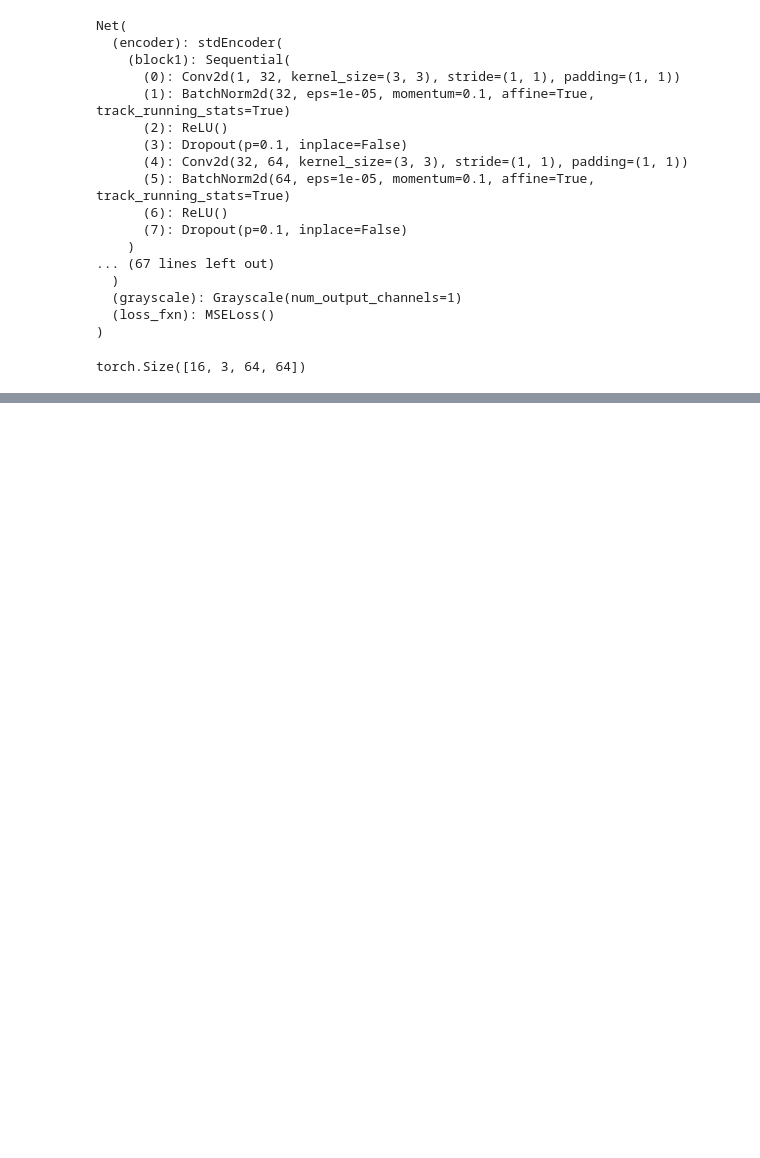
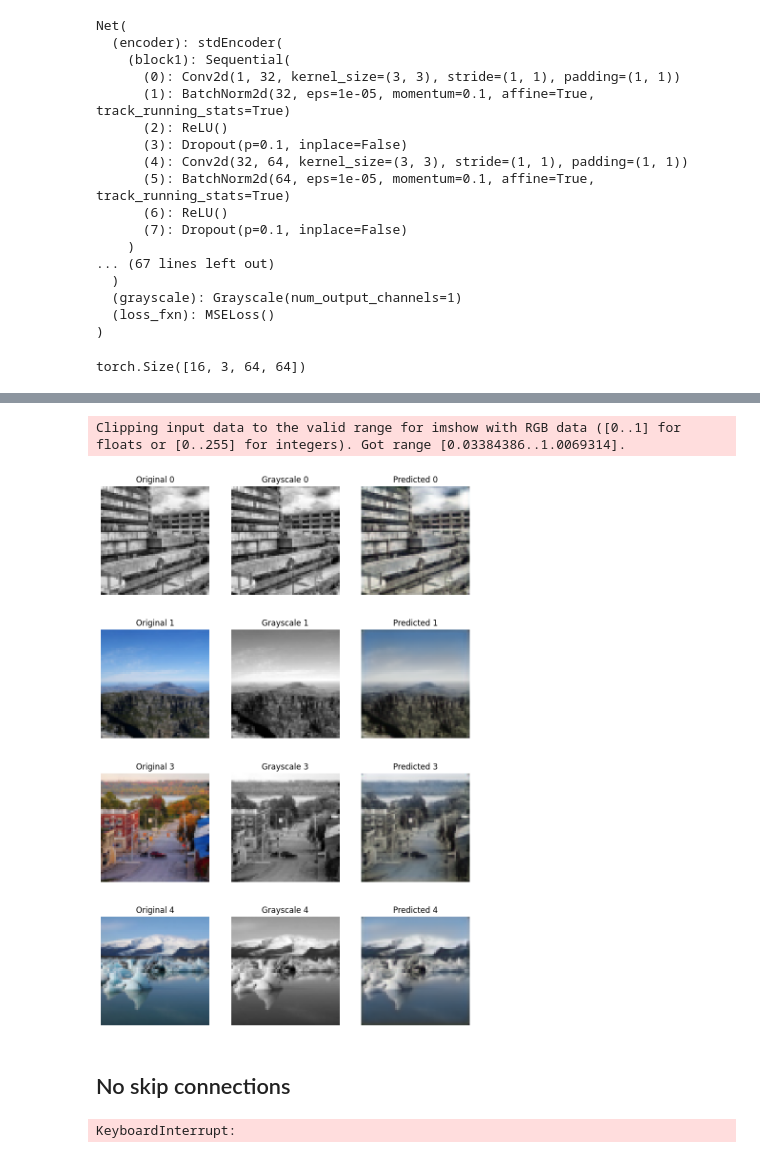
Before and after one commit to RenanFlorencio/images-auto-encoder, a Jupyter notebook: notebook.ipynb, the cells around one changed output, grey strips where cells are left out. Drawn from its saved outputs; the diff is of its cells as text; code cells hidden in the pictures; blank space fills up the shorter version.

Commit message:
first model trained

```diff
--- a/notebook.ipynb
+++ b/notebook.ipynb
@@ -148,7 +201,7 @@ torch.Size([1, 128, 32, 32])
 torch.Size([1, 256, 16, 16])
 torch.Size([1, 512, 8, 8])
 # %%
-class stdDecoder(nn.Module):
+class stdDecoder(BaseDecoder):
     def __init__(self):
         super().__init__()
         self.up1 = nn.ConvTranspose2d(512, 512, kernel_size=2, stride=2)
@@ -158,19 +211,6 @@ class stdDecoder(nn.Module):
         self.up3 = nn.ConvTranspose2d(128, 128, kernel_size=2, stride=2)
         self.block3 = self.block(64+128, 64, 64, 3, 1, 1)
         self.out = nn.Conv2d(64, 3, 3, 1, 1)
-
-    def block(self, in_dim, mid_dim, out_dim, kernel_size, stride, padding, bottleneck=False):
-        layers = [
-            nn.Conv2d(in_dim, mid_dim, kernel_size=kernel_size, stride=stride, padding=padding),
-            nn.BatchNorm2d(mid_dim),
-            nn.ReLU(),
-            nn.Dropout(0.1),
-            nn.Conv2d(mid_dim, out_dim, kernel_size=kernel_size, stride=stride, padding=padding),
-            nn.BatchNorm2d(out_dim),
-            nn.ReLU(),
-            nn.Dropout(0.1),
-        ]
-        return nn.Sequential(*layers)
 
     def forward(self, h):
         x = h[-1] # (512, 16, 16)
@@ -270,7 +314,9 @@ class Net(nn.Module):
 args = {
     "train_dataset" : train_dataset,
     "val_dataset" : val_dataset,
-    "batch_size" : 8,
+    "encoder" : stdEncoder(),
+    "decoder" : stdDecoder(),
+    "batch_size" : 64,
 }
 model = Net(**args).to(device)
 model
@@ -301,3 +349,6 @@ torch.Size([16, 3, 64, 64])
 # %%
-model.fit(epochs = 1)
+if not os.path.exists("best_model.pth"):
+    model.fit(epochs = 3)
+else:
+    model.load_state_dict(torch.load("best_model.pth"))
 # %% [output]
@@ -304,0 +361,24 @@ RuntimeError: stack expects each tensor to be equal size, but got [3, 64, 64] at
+# %%
+teste = DataLoader(val_dataset, batch_size=16)
+X = next(iter(teste)).to(device)
+with torch.no_grad():
+    pred = model(X)
+
+fig, axes = plt.subplots(4, 3, figsize=(10, 15))
+axes = axes.flatten()
+for j in range(0, 12, 3):
+    axes[j].imshow(X[j//2].cpu().permute(1, 2, 0))
+    axes[j].set_title(f"Original {j//2}")
+    axes[j].axis('off')
+    axes[j+1].imshow(model.grayscale(X[j//2]).cpu().permute(1, 2, 0).squeeze(), cmap="gray")
+    axes[j+1].set_title(f"Grayscale {j//2}")
+    axes[j+1].axis('off')
+    axes[j+2].imshow(pred[j//2].cpu().permute(1, 2, 0))
+    axes[j+2].set_title(f"Predicted {j//2}")
+    axes[j+2].axis('off')
+plt.show()
+# %% [output]
+Clipping input data to the valid range for imshow with RGB data ([0..1] for floats or [0..255] for integers). Got range [0.03384386..1.0069314].
+[figure, added]
+# %% [markdown]
+## No skip connections
@@ -304,0 +422,4 @@ RuntimeError: stack expects each tensor to be equal size, but got [3, 64, 64] at
+# %%
+no_skip_model.fit(epochs=3)
+# %% [output]
+KeyboardInterrupt:
```
Also changed, not shown: parts of 12 cells of this notebook, 1 other file.
